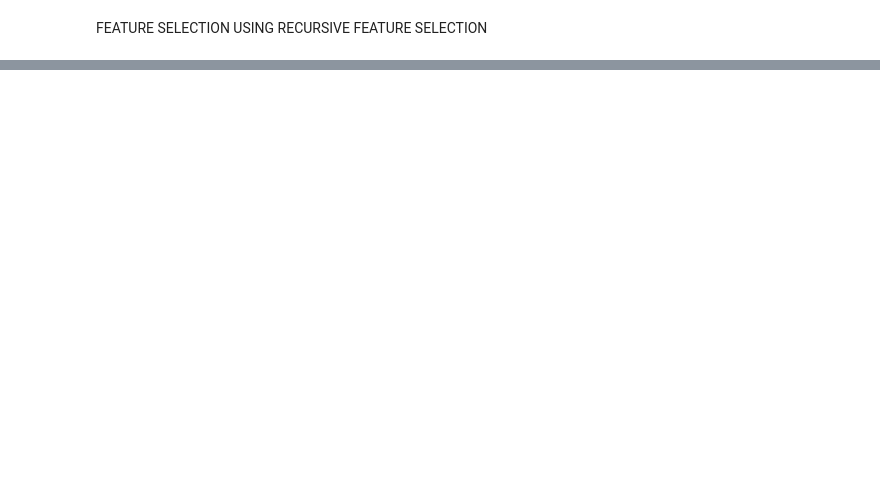
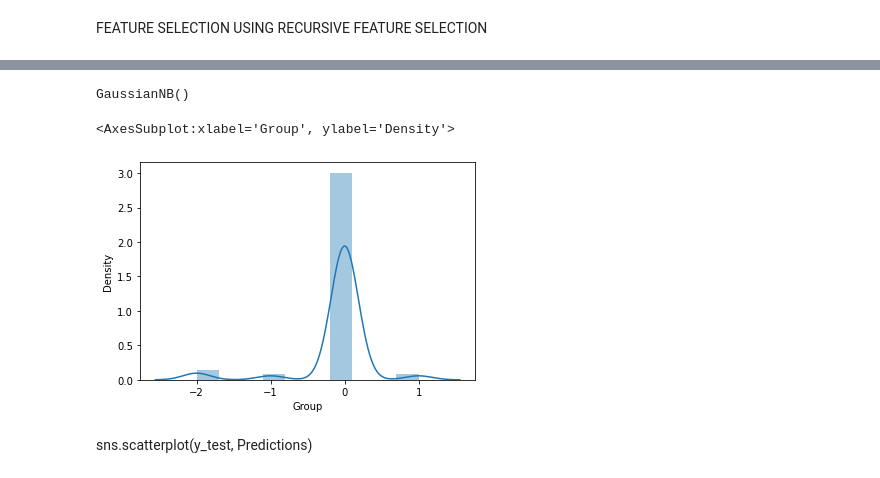
Before and after one commit to lemuelmidas/dementia-app, a Jupyter notebook: dementia-prediction.ipynb, the cells around one changed output, grey strips where cells are left out. Saved outputs shown, nothing was run; the diff lists cells and outputs as text; code cells hidden in the pictures; blank space fills up the shorter version.

```diff
--- a/dementia-prediction.ipynb
+++ b/dementia-prediction.ipynb
@@ -300,3 +650,17 @@ print(b)
+# %%
+NB=GaussianNB()
+NB.fit(X_train, y_train)
+# %% [output]
+GaussianNB()
+# %%
+Predictions= NB.predict(X_test)
+# %%
+sns.distplot(y_test-Predictions)
+# %% [output]
+<AxesSubplot:xlabel='Group', ylabel='Density'>
+[figure, added]
+# %% [markdown]
+sns.scatterplot(y_test, Predictions)
 # %%
 model= RandomForestClassifier()
 model.fit(X_train, y_train)
```
Also changed, not shown: parts of 51 cells of this notebook, 2 other files.
